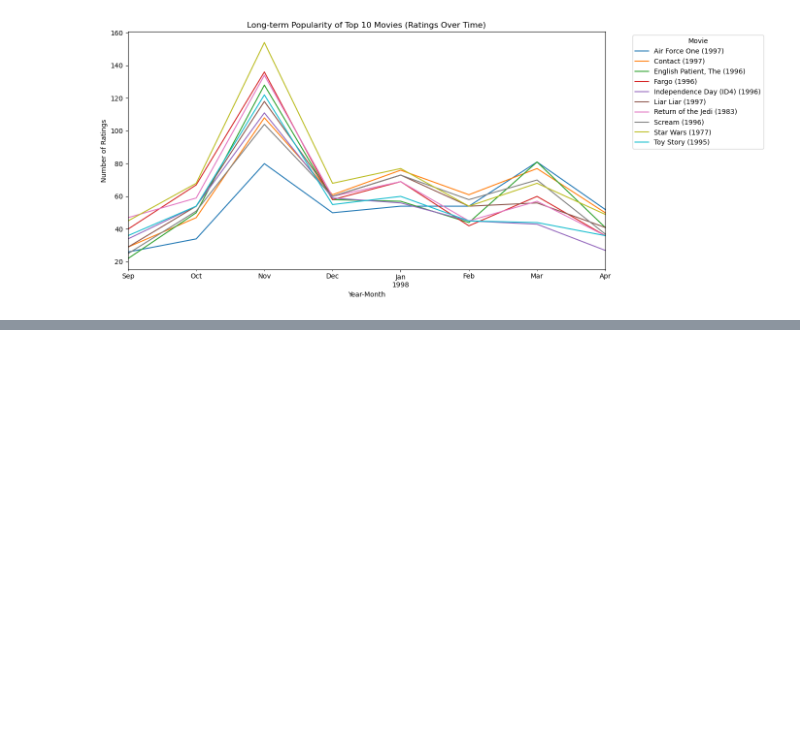
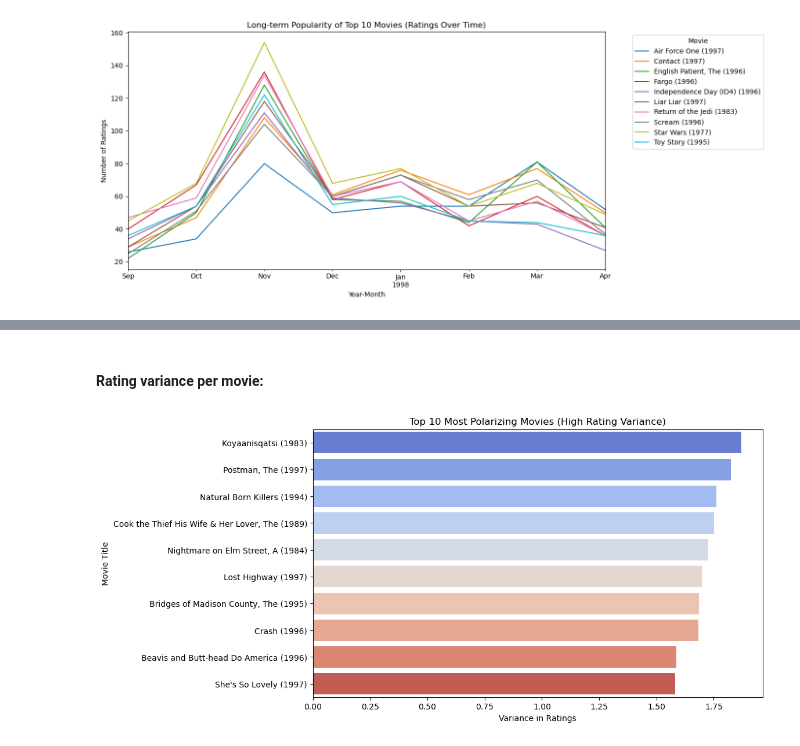
Before and after one commit to asimjamal/MovieLens-100K-Review-Analysis, a Jupyter notebook: MovieLens100k Analysis.ipynb, the cells around one changed output, grey strips where cells are left out. Cells and saved outputs as stored; diff of their text form; code cells hidden in the pictures; blank space fills up the shorter version.

```diff
--- a/MovieLens100k Analysis.ipynb
+++ b/MovieLens100k Analysis.ipynb
@@ -619,0 +878,34 @@ See the caveats in the documentation: https://pandas.pydata.org/pandas-docs/stab
+# %% [markdown]
+#### Rating variance per movie:
+# %%
+# Compute variance of ratings per movie
+variance_stats = ratings.groupby("movie_id")["rating"].agg(["mean", "var", "count"]).reset_index()
+
+# Join with titles
+variance_stats = variance_stats.merge(
+    movies[["movie_id", "title"]],
+    on="movie_id",
+    how="left"
+)
+
+# Filter movies with enough ratings (to avoid noise)
+min_ratings = 50
+polarizing = variance_stats[variance_stats["count"] >= min_ratings].sort_values("var", ascending=False)
+
+# Top 10 most polarizing movies
+top_polarizing = polarizing.head(10)
+
+# Plot
+plt.figure(figsize=(10,6))
+sns.barplot(
+    data=top_polarizing,
+    x="var",
+    y="title",
+    palette="coolwarm"
+)
+plt.xlabel("Variance in Ratings")
+plt.ylabel("Movie Title")
+plt.title("Top 10 Most Polarizing Movies (High Rating Variance)")
+plt.show()
+# %% [output]
+[figure, added]
```
Also changed, not shown: parts of 19 cells of this notebook.
